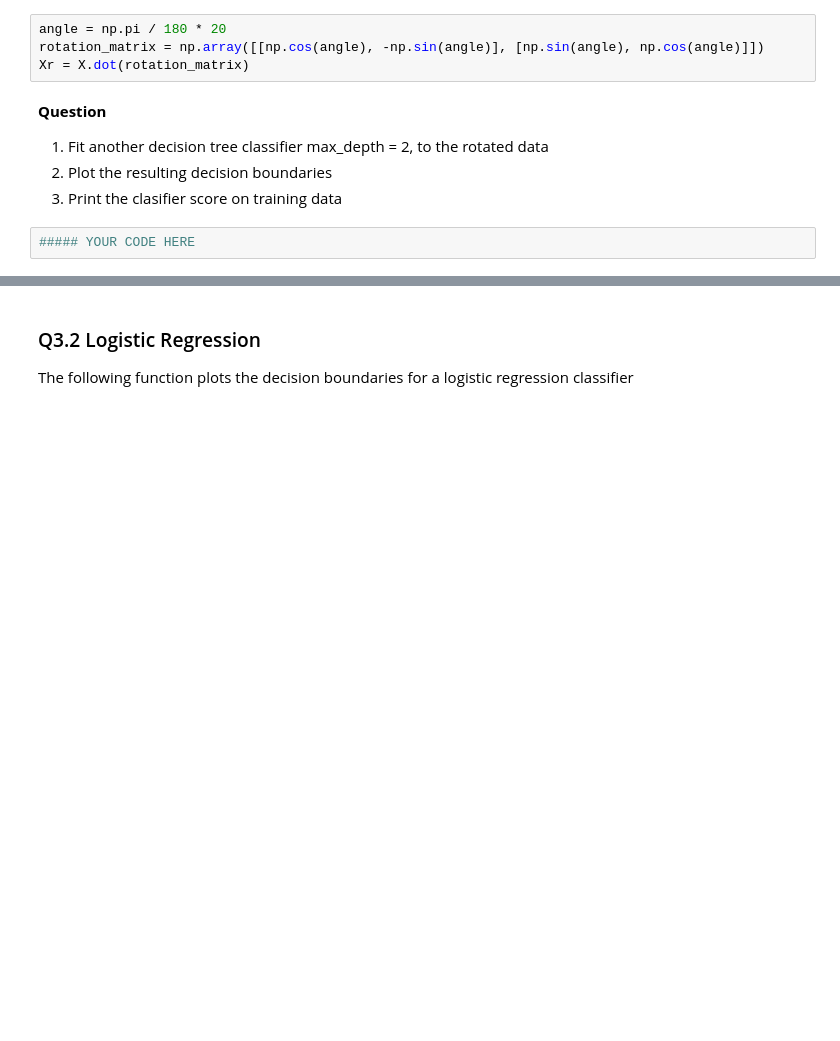
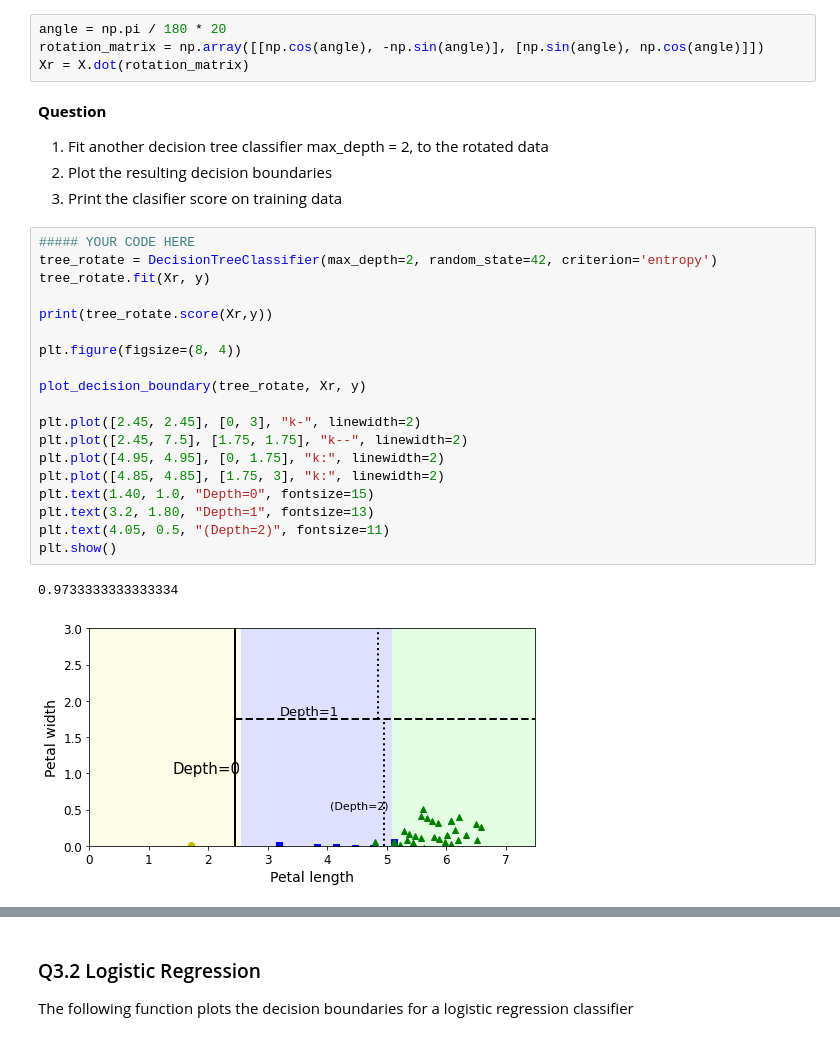
Before and after one commit to EHVB/AI-In-Medicine, a Jupyter notebook: Assignment4/Ehab Kamal - A4_DT.ipynb, the cells around one changed output, grey strips where cells are left out. Saved outputs shown, nothing was run; the diff lists cells and outputs as text; blank space fills up the shorter version.

```diff
--- a/Assignment4/Ehab Kamal - A4_DT.ipynb
+++ b/Assignment4/Ehab Kamal - A4_DT.ipynb
@@ -143,3 +204,23 @@ Xr = X.dot(rotation_matrix)
 3. Print the clasifier score on training data
 # %%
 ##### YOUR CODE HERE
+tree_rotate = DecisionTreeClassifier(max_depth=2, random_state=42, criterion='entropy')
+tree_rotate.fit(Xr, y)
+
+print(tree_rotate.score(Xr,y))
+
+plt.figure(figsize=(8, 4))
+
+plot_decision_boundary(tree_rotate, Xr, y)
+
+plt.plot([2.45, 2.45], [0, 3], "k-", linewidth=2)
+plt.plot([2.45, 7.5], [1.75, 1.75], "k--", linewidth=2)
+plt.plot([4.95, 4.95], [0, 1.75], "k:", linewidth=2)
+plt.plot([4.85, 4.85], [1.75, 3], "k:", linewidth=2)
+plt.text(1.40, 1.0, "Depth=0", fontsize=15)
+plt.text(3.2, 1.80, "Depth=1", fontsize=13)
+plt.text(4.05, 0.5, "(Depth=2)", fontsize=11)
+plt.show()
+# %% [output]
+0.9733333333333334
+[figure, added]
```
Also changed, not shown: parts of 20 cells of this notebook, 5 other files.
